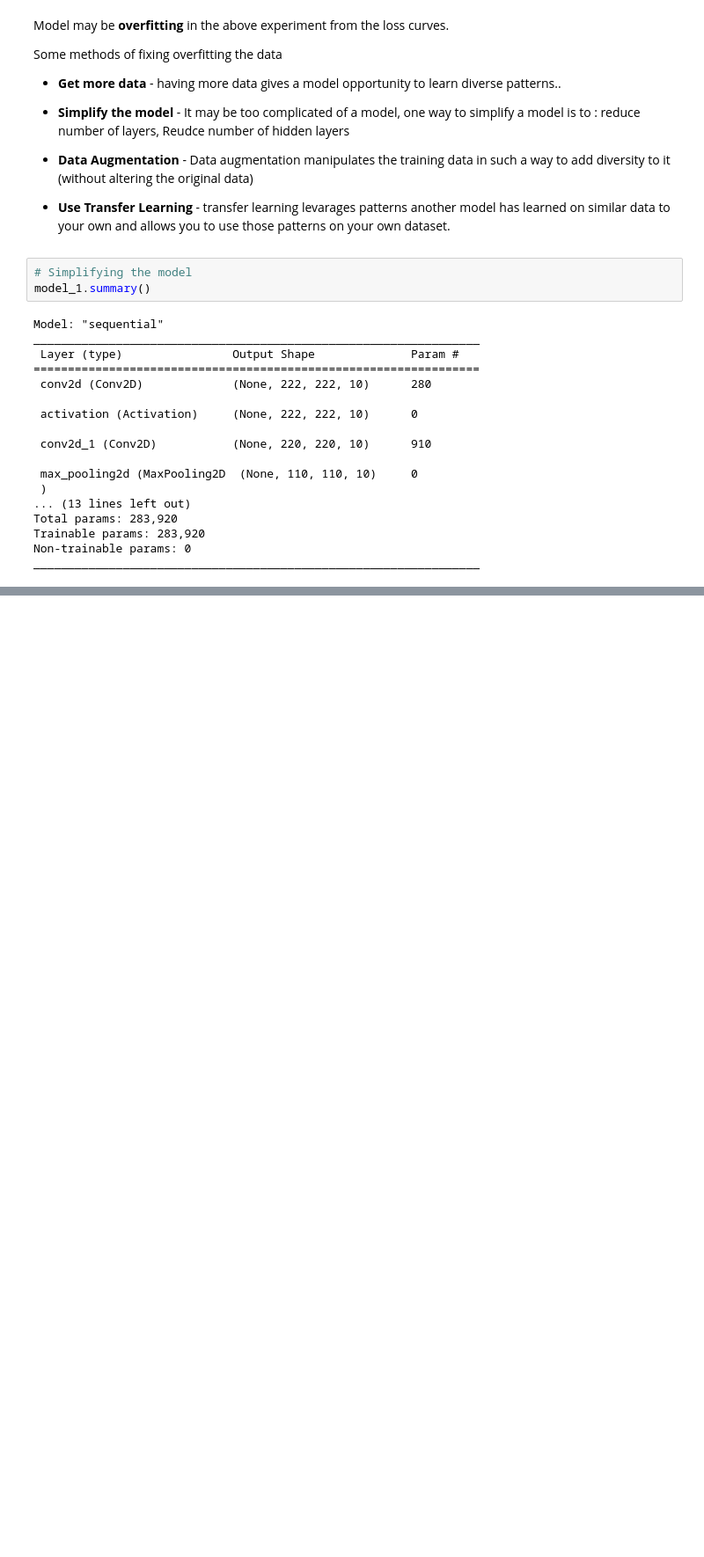
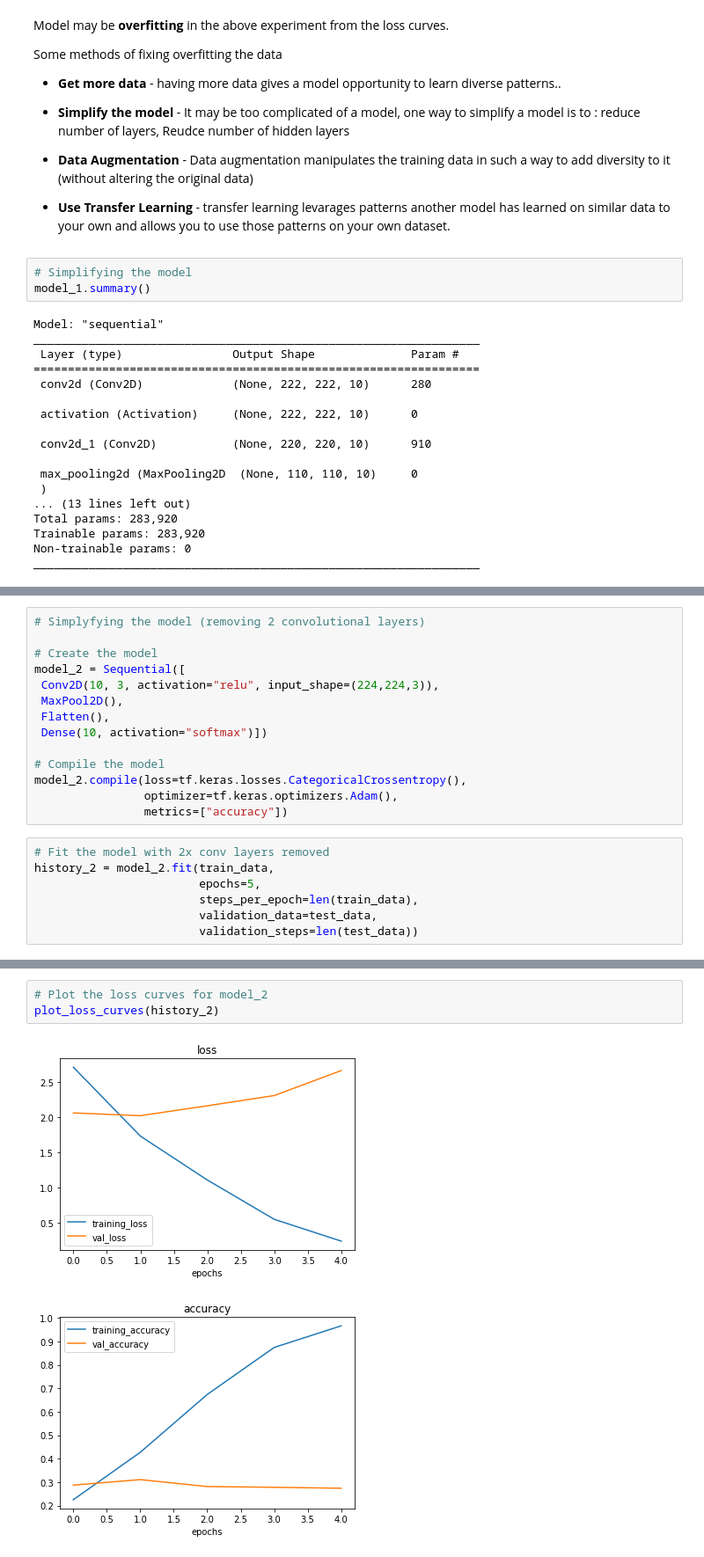
Before and after one commit to Priyo-prog/Deep-Learning-with-Tensorflow, a Jupyter notebook: Computer Vision and Convolutional Neural Network in Tensorflow/Multi_class_CNN.ipynb, the cells around one changed output, grey strips where cells are left out. Shown at 88% size. Cells and saved outputs as stored; diff of their text form; blank space fills up the shorter version.

```diff
--- a/Computer Vision and Convolutional Neural Network in Tensorflow/Multi_class_CNN.ipynb
+++ b/Computer Vision and Convolutional Neural Network in Tensorflow/Multi_class_CNN.ipynb
@@ -251,0 +250,21 @@ _________________________________________________________________
+# %%
+# Simplyfying the model (removing 2 convolutional layers)
+
+# Create the model
+model_2 = Sequential([
+ Conv2D(10, 3, activation="relu", input_shape=(224,224,3)),
+ MaxPool2D(),
+ Flatten(),
+ Dense(10, activation="softmax")])
+
+# Compile the model
+model_2.compile(loss=tf.keras.losses.CategoricalCrossentropy(),
+                optimizer=tf.keras.optimizers.Adam(),
+                metrics=["accuracy"])
+# %%
+# Fit the model with 2x conv layers removed
+history_2 = model_2.fit(train_data,
+                        epochs=5,
+                        steps_per_epoch=len(train_data),
+                        validation_data=test_data,
+                        validation_steps=len(test_data))
@@ -251,0 +303,6 @@ _________________________________________________________________
+# %%
+# Plot the loss curves for model_2
+plot_loss_curves(history_2)
+# %% [output]
+[figure, added]
+[figure, added]
```
Also changed, not shown: parts of 8 cells of this notebook.
